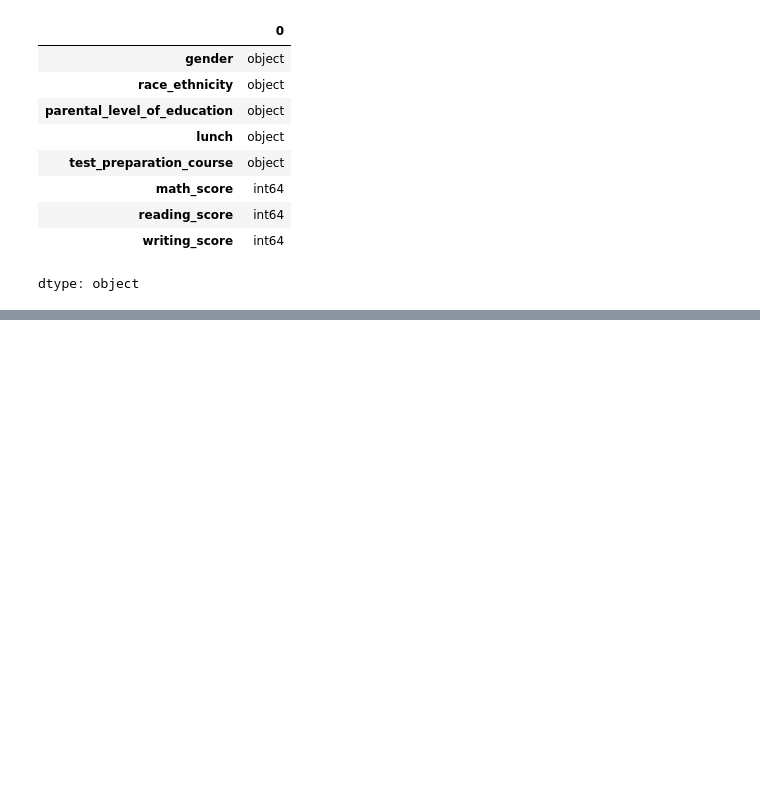
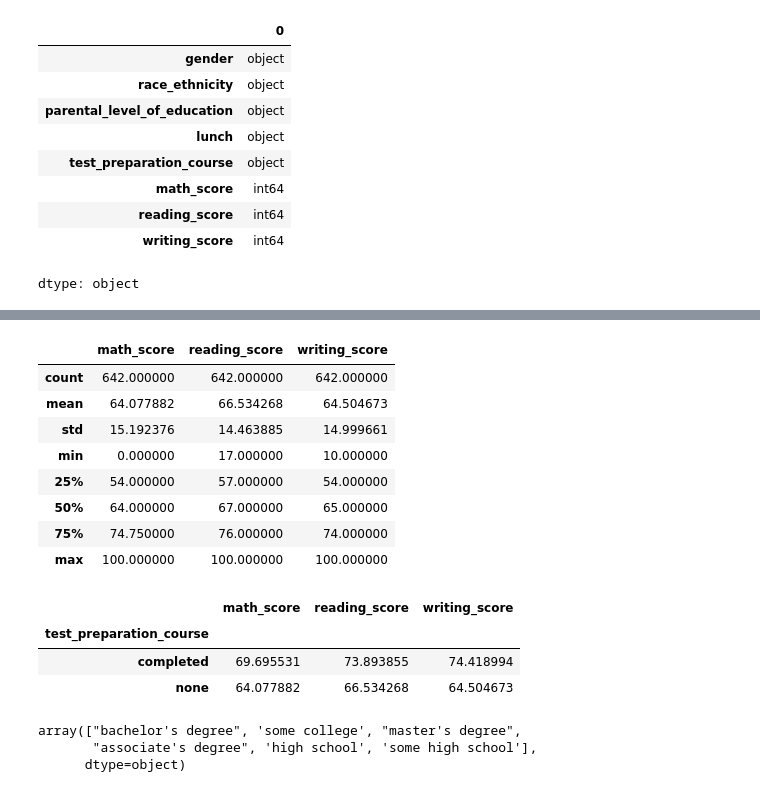
Before and after one commit to Abubakar919666/Python, a Jupyter notebook: Basic_pandas.ipynb, the cells around one changed output, grey strips where cells are left out. Saved outputs shown, nothing was run; the diff lists cells and outputs as text; code cells hidden in the pictures; blank space fills up the shorter version.

```diff
--- a/Basic_pandas.ipynb
+++ b/Basic_pandas.ipynb
@@ -21,0 +127,25 @@ dtype: object
+# %%
+data[data.test_preparation_course=='none'].describe()
+# %% [output]
+|  | math_score | reading_score | writing_score |
+| count | 642.000000 | 642.000000 | 642.000000 |
+| mean | 64.077882 | 66.534268 | 64.504673 |
+| std | 15.192376 | 14.463885 | 14.999661 |
+| min | 0.000000 | 17.000000 | 10.000000 |
+| 25% | 54.000000 | 57.000000 | 54.000000 |
+| 50% | 64.000000 | 67.000000 | 65.000000 |
+| 75% | 74.750000 | 76.000000 | 74.000000 |
+| max | 100.000000 | 100.000000 | 100.000000 |
+# %%
+data.groupby("test_preparation_course")[["math_score",	"reading_score",	"writing_score"]].agg("mean")
+# %% [output]
+|  | math_score | reading_score | writing_score |
+| test_preparation_course |  |  |  |
+| completed | 69.695531 | 73.893855 | 74.418994 |
+| none | 64.077882 | 66.534268 | 64.504673 |
+# %%
+data.parental_level_of_education.unique()
+# %% [output]
+array(["bachelor's degree", 'some college', "master's degree",
+       "associate's degree", 'high school', 'some high school'],
+      dtype=object)
```
Also changed, not shown: parts of 12 cells of this notebook.
